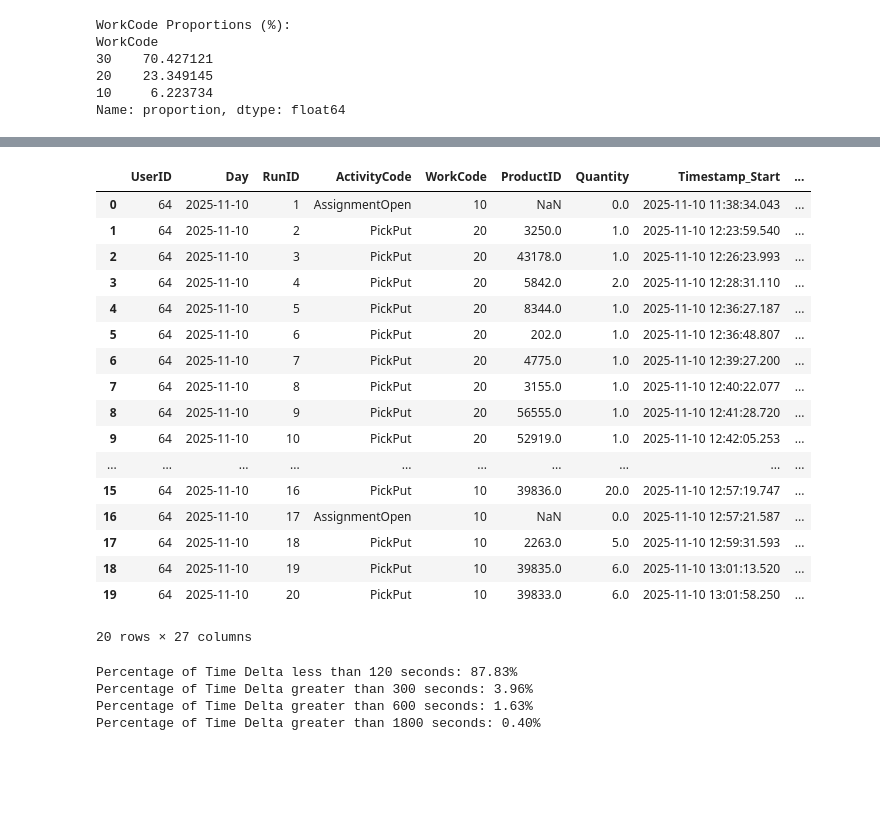
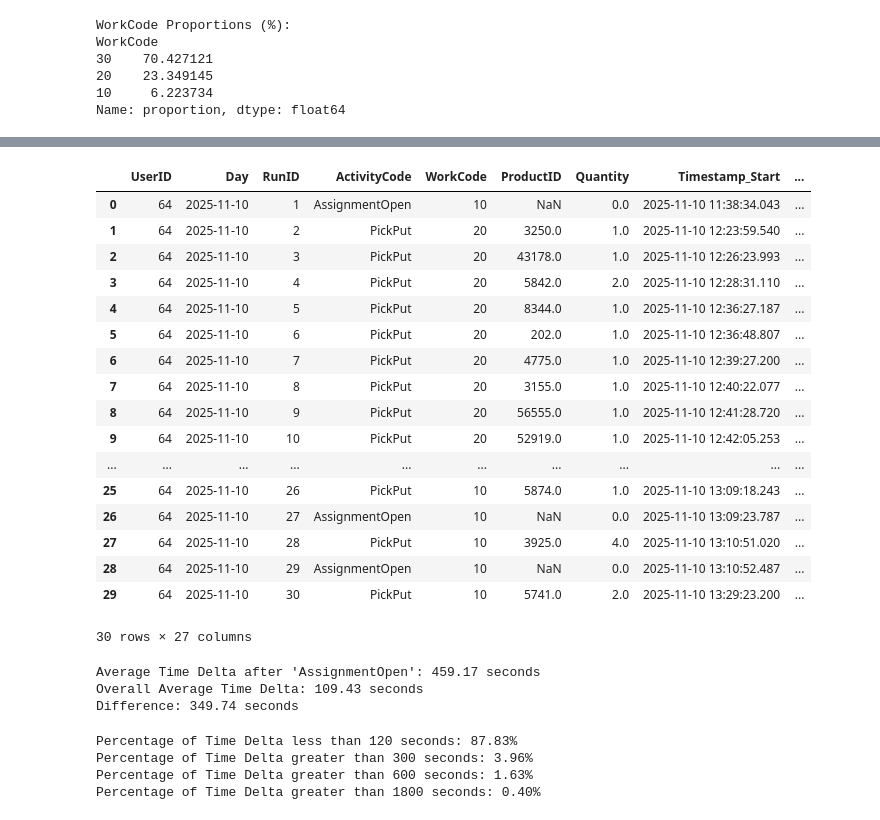
Before and after one commit to JiashenWangg/Lucas_Systems_Capstone_Project, a Jupyter notebook: EDA_Jiashen/eda_OE.ipynb, the cells around one changed output, grey strips where cells are left out. Drawn from its saved outputs; the diff is of its cells as text; code cells hidden in the pictures; blank space fills up the shorter version.

Commit message:
Create preprocessing pipeline, and EDA on distance, time, weight, cude, and shift

```diff
--- a/EDA_Jiashen/eda_OE.ipynb
+++ b/EDA_Jiashen/eda_OE.ipynb
@@ -221,26 +231,38 @@ oe_detailed = oe_detailed.merge(
 mask_first = oe_detailed["PrevLocKey"].isna()
 oe_detailed.loc[mask_first, ["Dist_prev_to_curr", "Dist_curr_to_prev"]] = 0
 # %%
-display(oe_detailed.head(20))
+display(oe_detailed.head(30))
 # %% [output]
 |  | UserID | Day | RunID | ActivityCode | WorkCode | ProductID | Quantity | Timestamp_Start | ... |
 | 0 | 64 | 2025-11-10 | 1 | AssignmentOpen | 10 | NaN | 0.0 | 2025-11-10 11:38:34.043 | ... |
 | 1 | 64 | 2025-11-10 | 2 | PickPut | 20 | 3250.0 | 1.0 | 2025-11-10 12:23:59.540 | ... |
 | 2 | 64 | 2025-11-10 | 3 | PickPut | 20 | 43178.0 | 1.0 | 2025-11-10 12:26:23.993 | ... |
 | 3 | 64 | 2025-11-10 | 4 | PickPut | 20 | 5842.0 | 2.0 | 2025-11-10 12:28:31.110 | ... |
 | 4 | 64 | 2025-11-10 | 5 | PickPut | 20 | 8344.0 | 1.0 | 2025-11-10 12:36:27.187 | ... |
 | 5 | 64 | 2025-11-10 | 6 | PickPut | 20 | 202.0 | 1.0 | 2025-11-10 12:36:48.807 | ... |
 | 6 | 64 | 2025-11-10 | 7 | PickPut | 20 | 4775.0 | 1.0 | 2025-11-10 12:39:27.200 | ... |
 | 7 | 64 | 2025-11-10 | 8 | PickPut | 20 | 3155.0 | 1.0 | 2025-11-10 12:40:22.077 | ... |
 | 8 | 64 | 2025-11-10 | 9 | PickPut | 20 | 56555.0 | 1.0 | 2025-11-10 12:41:28.720 | ... |
 | 9 | 64 | 2025-11-10 | 10 | PickPut | 20 | 52919.0 | 1.0 | 2025-11-10 12:42:05.253 | ... |
 | ... | ... | ... | ... | ... | ... | ... | ... | ... | ... |
-| 15 | 64 | 2025-11-10 | 16 | PickPut | 10 | 39836.0 | 20.0 | 2025-11-10 12:57:19.747 | ... |
-| 16 | 64 | 2025-11-10 | 17 | AssignmentOpen | 10 | NaN | 0.0 | 2025-11-10 12:57:21.587 | ... |
-| 17 | 64 | 2025-11-10 | 18 | PickPut | 10 | 2263.0 | 5.0 | 2025-11-10 12:59:31.593 | ... |
-| 18 | 64 | 2025-11-10 | 19 | PickPut | 10 | 39835.0 | 6.0 | 2025-11-10 13:01:13.520 | ... |
-| 19 | 64 | 2025-11-10 | 20 | PickPut | 10 | 39833.0 | 6.0 | 2025-11-10 13:01:58.250 | ... |
+| 25 | 64 | 2025-11-10 | 26 | PickPut | 10 | 5874.0 | 1.0 | 2025-11-10 13:09:18.243 | ... |
+| 26 | 64 | 2025-11-10 | 27 | AssignmentOpen | 10 | NaN | 0.0 | 2025-11-10 13:09:23.787 | ... |
+| 27 | 64 | 2025-11-10 | 28 | PickPut | 10 | 3925.0 | 4.0 | 2025-11-10 13:10:51.020 | ... |
+| 28 | 64 | 2025-11-10 | 29 | AssignmentOpen | 10 | NaN | 0.0 | 2025-11-10 13:10:52.487 | ... |
+| 29 | 64 | 2025-11-10 | 30 | PickPut | 10 | 5741.0 | 2.0 | 2025-11-10 13:29:23.200 | ... |
-20 rows × 27 columns
+30 rows × 27 columns
+# %%
+# Check how much longer the time deltas for the rows after ActivityCode = "AssignmentOpen" are compared to the average
+mask_after_assignment_open = oe_detailed["ActivityCode"].shift(1) == "AssignmentOpen"
+avg_time_delta_after_assignment_open = oe_detailed.loc[mask_after_assignment_open, "Time_Delta_sec"].mean()
+overall_avg_time_delta = oe_detailed["Time_Delta_sec"].mean()
+print(f"Average Time Delta after 'AssignmentOpen': {avg_time_delta_after_assignment_open:.2f} seconds")
+print(f"Overall Average Time Delta: {overall_avg_time_delta:.2f} seconds")
+print(f"Difference: {avg_time_delta_after_assignment_open - overall_avg_time_delta:.2f} seconds")
+# %% [output]
+Average Time Delta after 'AssignmentOpen': 459.17 seconds
+Overall Average Time Delta: 109.43 seconds
+Difference: 349.74 seconds
 # %%
 # Percentage of Time_Delta_sec less than 120s, > 300s
 pct_under_120s = (oe["Time_Delta_sec"] < 120).mean() * 100
```
Also changed, not shown: parts of 2 cells of this notebook, 4 other files.
